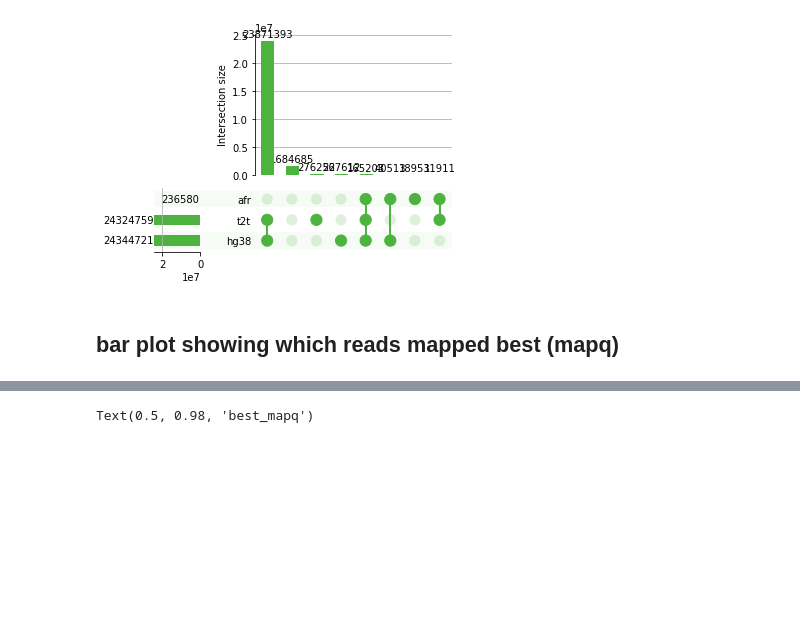
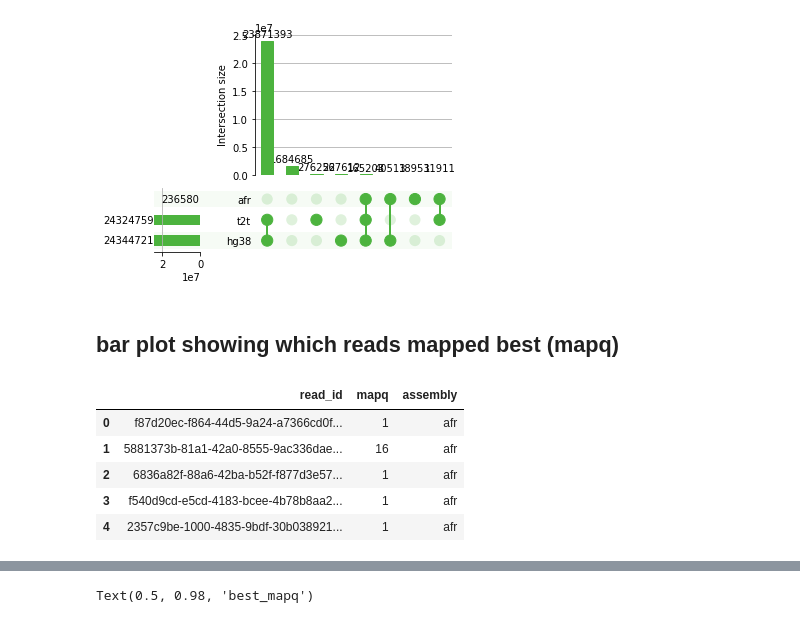
Before and after one commit to fairliereese/240903_pt, a Jupyter notebook: analysis/compare_hg38_t2t_afr.ipynb, the cells around one changed output, grey strips where cells are left out. Drawn from its saved outputs; the diff is of its cells as text; code cells hidden in the pictures; blank space fills up the shorter version.

```diff
--- a/analysis/compare_hg38_t2t_afr.ipynb
+++ b/analysis/compare_hg38_t2t_afr.ipynb
@@ -147,0 +156,31 @@ plt.suptitle(f'Reads w/ mapq>{thresh}')
+# %%
+files = expand(proc_cfg(config['lr']['map']['bam_mapqs'], od),
+                          sample=sample,
+                          assembly=assemblies)
+# %%
+i = 0
+for f, a in zip(files, assemblies):
+    temp = pd.read_csv(f, sep='\t')
+    # temp.rename({'mapq':a}, axis=1, inplace=True)
+    assert len(temp.index) == len(temp.read_id.unique())
+    temp['assembly']=a
+
+
+    if i == 0:
+        df = temp.copy(deep=True)
+    else:
+        df = pd.concat([df, temp], axis=0)
+    i += 1
+# %%
+df_back = df.copy(deep=True)
+# %%
+df = df_back.copy(deep=True)
+# %%
+df.head()
+# %% [output]
+|  | read_id | mapq | assembly |
+| 0 | f87d20ec-f864-44d5-9a24-a7366cd0f... | 1 | afr |
+| 1 | 5881373b-81a1-42a0-8555-9ac336dae... | 16 | afr |
+| 2 | 6836a82f-88a6-42ba-b52f-f877d3e57... | 1 | afr |
+| 3 | f540d9cd-e5cd-4183-bcee-4b78b8aa2... | 1 | afr |
+| 4 | 2357c9be-1000-4835-9bdf-30b038921... | 1 | afr |
```
Also changed, not shown: parts of 12 cells of this notebook, 1 other file.
